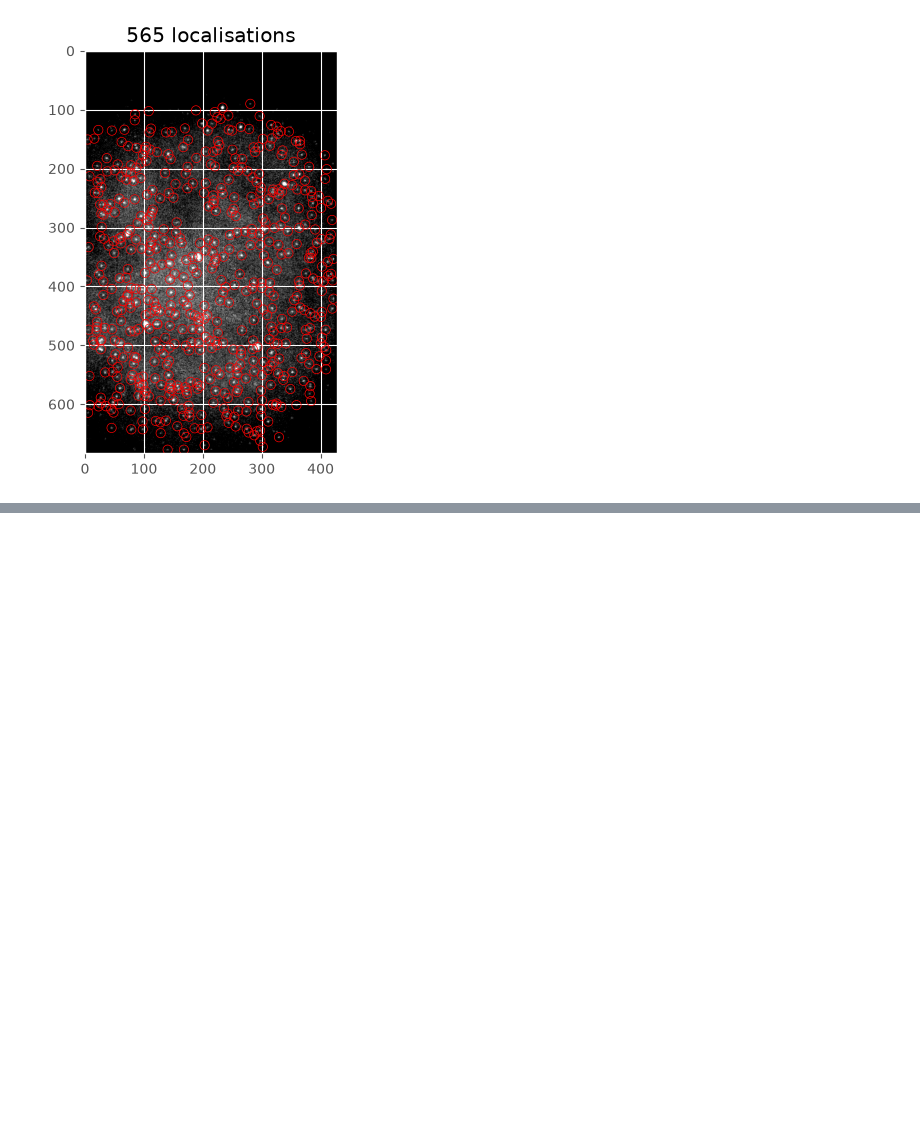
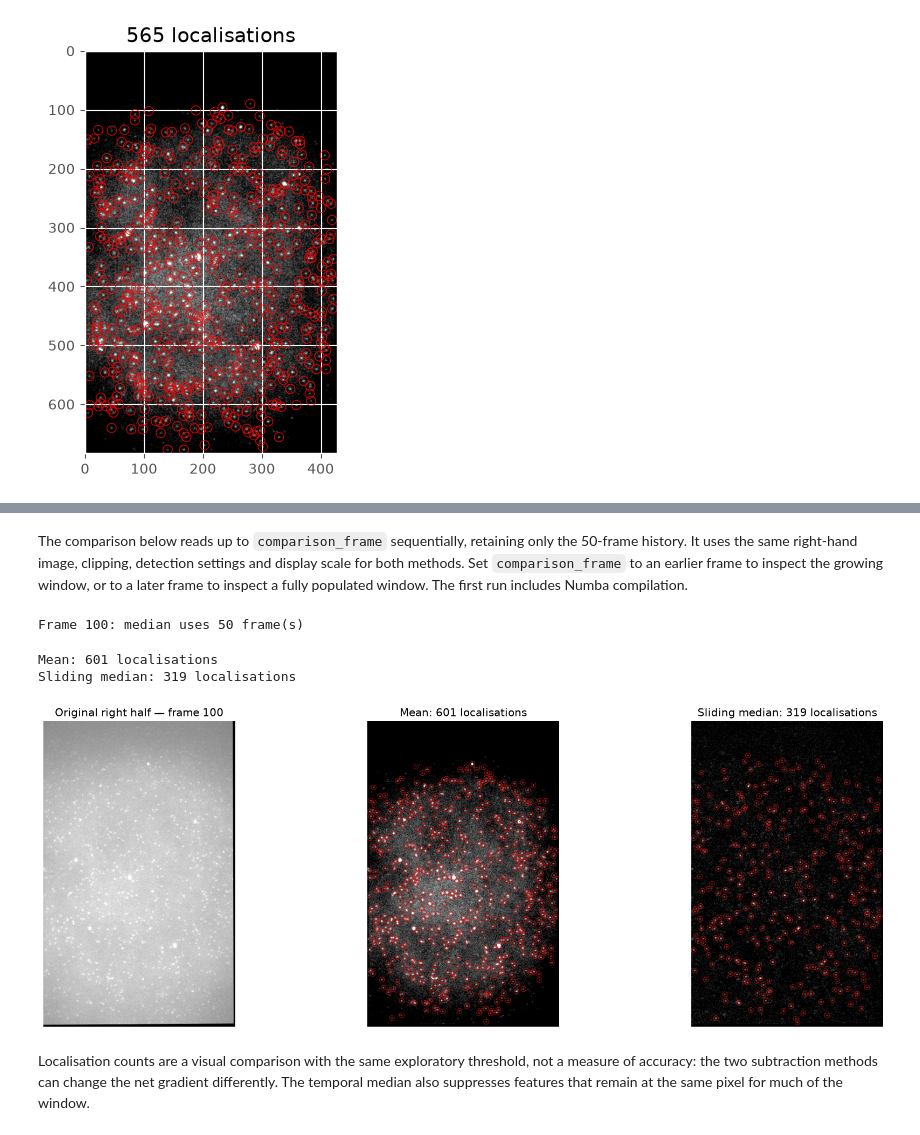
Before and after one commit to rohan2404/mphys, a Jupyter notebook: localisation_workflow/a.ipynb, the cells around one changed output, grey strips where cells are left out. Saved outputs shown, nothing was run; the diff lists cells and outputs as text; code cells hidden in the pictures; blank space fills up the shorter version.

Commit message:
added median subtraction picasso

```diff
--- a/localisation_workflow/a.ipynb
+++ b/localisation_workflow/a.ipynb
@@ -78,0 +216,58 @@ plt.show()
+# %% [markdown]
+The comparison below reads up to `comparison_frame` sequentially, retaining only the 50-frame history. It uses the same right-hand image, clipping, detection settings and display scale for both methods. Set `comparison_frame` to an earlier frame to inspect the growing window, or to a later frame to inspect a fully populated window. The first run includes Numba compilation.
+# %%
+comparison_frame = 100  # zero-based; 49 is the first frame with a full window
+median_stream = SlidingWindowMedian(window_size=50)
+
+with Image.open(path) as image:
+    if not 0 <= comparison_frame < image.n_frames:
+        raise ValueError(f"comparison_frame must be between 0 and {image.n_frames - 1}")
+    for frame_index in range(comparison_frame + 1):
+        image.seek(frame_index)
+        comparison_right = np.asarray(image)[:, 428:].astype(np.float32)
+        median_background = median_stream.update(comparison_right)
+
+# Match the earlier mean-subtraction cell, including clipping to non-negative values.
+mean_subtracted = np.clip(comparison_right - comparison_right.mean(), 0, comparison_right.max())
+median_subtracted = np.clip(comparison_right - median_background, 0, comparison_right.max())
+print(f"Frame {comparison_frame}: median uses {median_stream.count} frame(s)")
+# %% [output]
+Frame 100: median uses 50 frame(s)
+# %%
+# Apply the same localisation settings to both background-subtracted images.
+comparison_locs = {}
+for method, corrected in [("Mean", mean_subtracted), ("Sliding median", median_subtracted)]:
+    comparison_locs[method] = localize_frames(
+        corrected[np.newaxis, :, :],
+        info=None,
+        params=params,
+        camera_info=camera_info,
+        fitting_method="gausslq",
+        threaded=False,
+    )
+    print(f"{method}: {len(comparison_locs[method])} localisations")
+
+# Shared limits make the brightness of the two residual images comparable.
+display_max = max(np.percentile(mean_subtracted, 99.8),
+                  np.percentile(median_subtracted, 99.8), 1)
+fig, axes = plt.subplots(1, 3, figsize=(18, 6), constrained_layout=True)
+axes[0].imshow(comparison_right, cmap="gray",
+               vmin=np.percentile(comparison_right, 1),
+               vmax=np.percentile(comparison_right, 99.8))
+axes[0].set_title(f"Original right half — frame {comparison_frame}")
+for ax, (method, corrected) in zip(
+    axes[1:], [("Mean", mean_subtracted), ("Sliding median", median_subtracted)]
+):
+    ax.imshow(corrected, cmap="gray", vmin=0, vmax=display_max)
+    locs = comparison_locs[method]
+    ax.scatter(locs["x"], locs["y"], s=45, facecolors="none", edgecolors="red")
+    ax.set_title(f"{method}: {len(locs)} localisations")
+for ax in axes:
+    ax.set_axis_off()
+plt.show()
+# %% [output]
+Mean: 601 localisations
+Sliding median: 319 localisations
+[figure, added]
+# %% [markdown]
+Localisation counts are a visual comparison with the same exploratory threshold, not a measure of accuracy: the two subtraction methods can change the net gradient differently. The temporal median also suppresses features that remain at the same pixel for much of the window.
```
Also changed, not shown: parts of 11 cells of this notebook, 3 other files.
